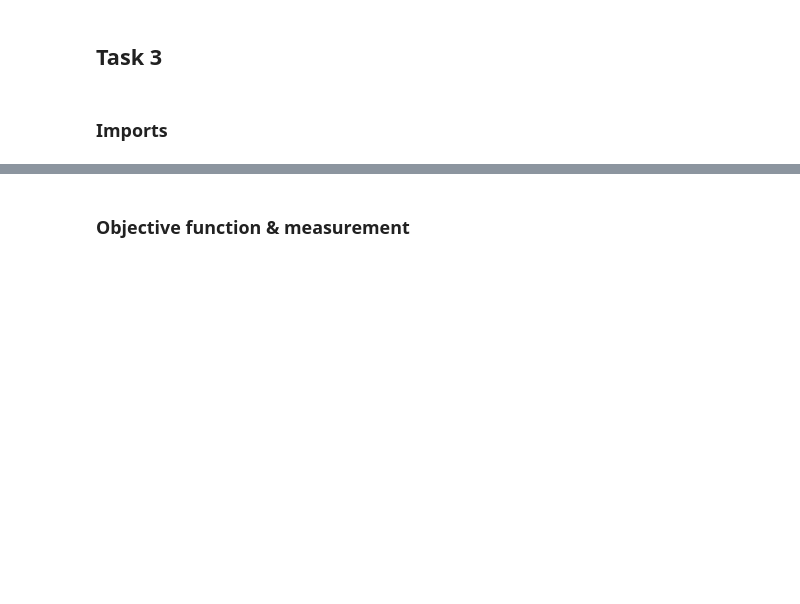
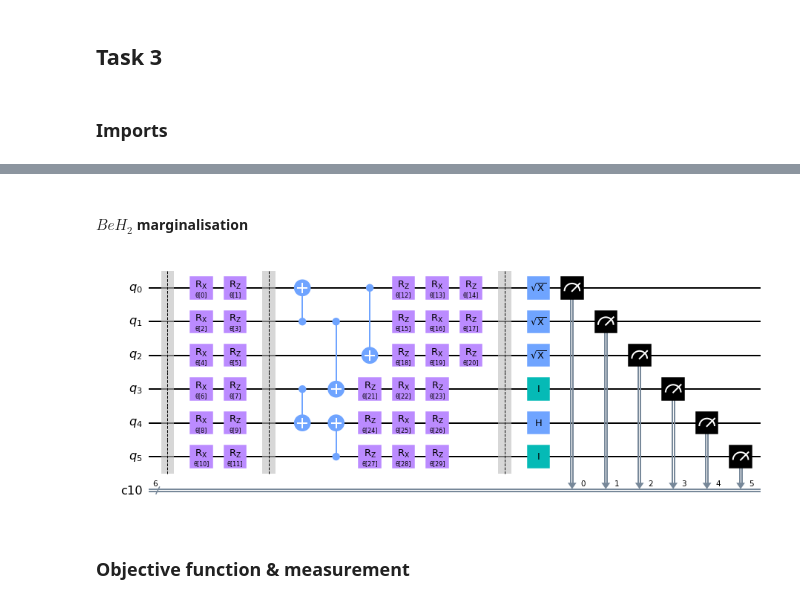
Before and after one commit to lao8n/ox_quantum, a Jupyter notebook: assignment/assignment.ipynb, the cells around one changed output, grey strips where cells are left out. Saved outputs shown, nothing was run; the diff lists cells and outputs as text; code cells hidden in the pictures; blank space fills up the shorter version.

```diff
--- a/assignment/assignment.ipynb
+++ b/assignment/assignment.ipynb
@@ -965,2 +1033,10 @@ req_paulis_by_group number of paulis : 44
+# %% [markdown]
+#### $BeH_2$ marginalisation
+# %%
+beh2_ansatz_prep = assign_params(beh2_ansatz, beh2_ansatz_params)
+beh2_by_group_tomography_circuits = req_tomography_circuits(beh2_ansatz, beh2_req_paulis_by_group_list)
+beh2_by_group_tomography_circuits.get('ZXZYYY').draw("mpl")
+# %% [output]
+[figure, added]
 # %% [markdown]
 ### Objective function & measurement
```
Also changed, not shown: parts of 17 cells of this notebook.
